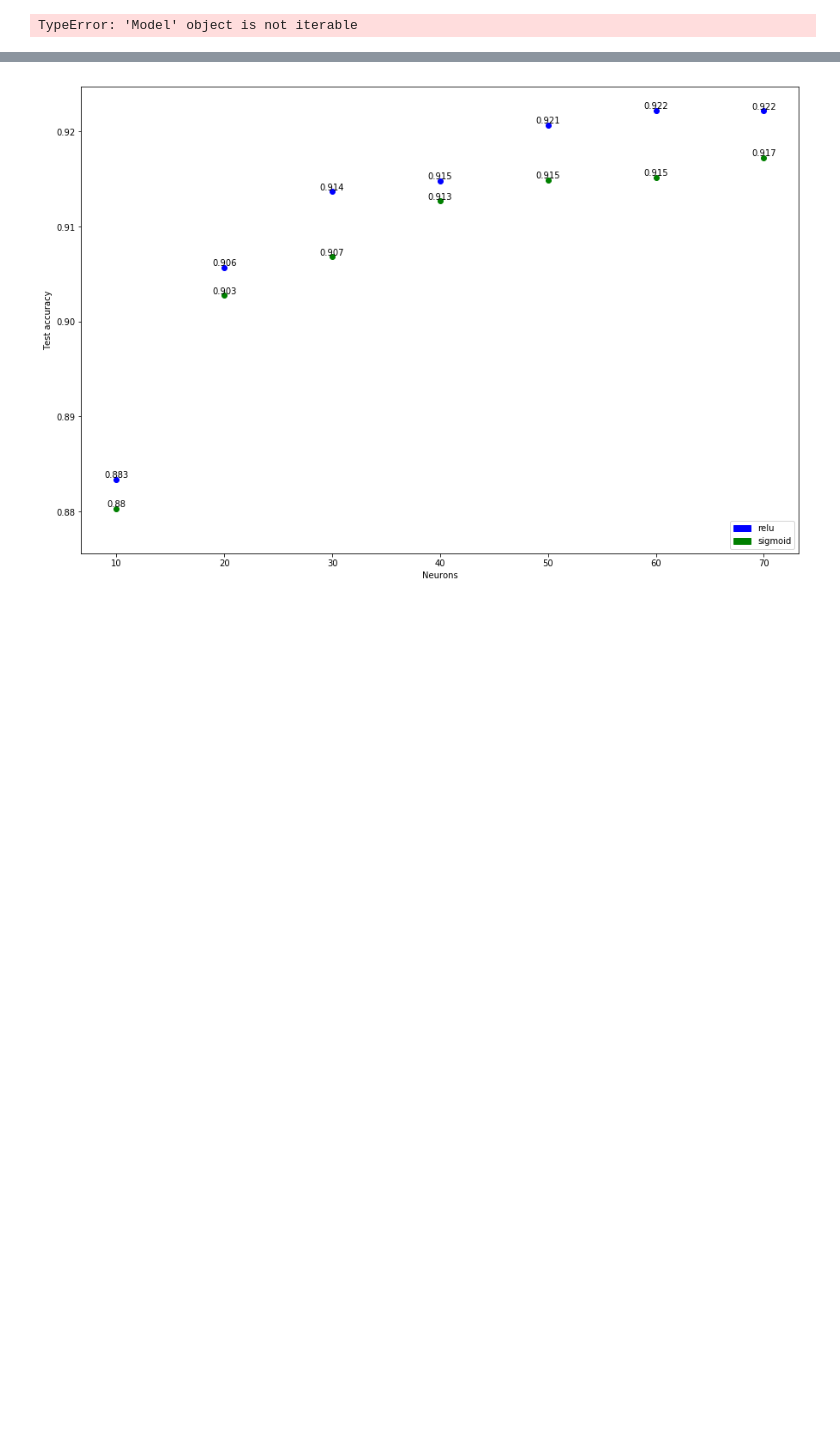
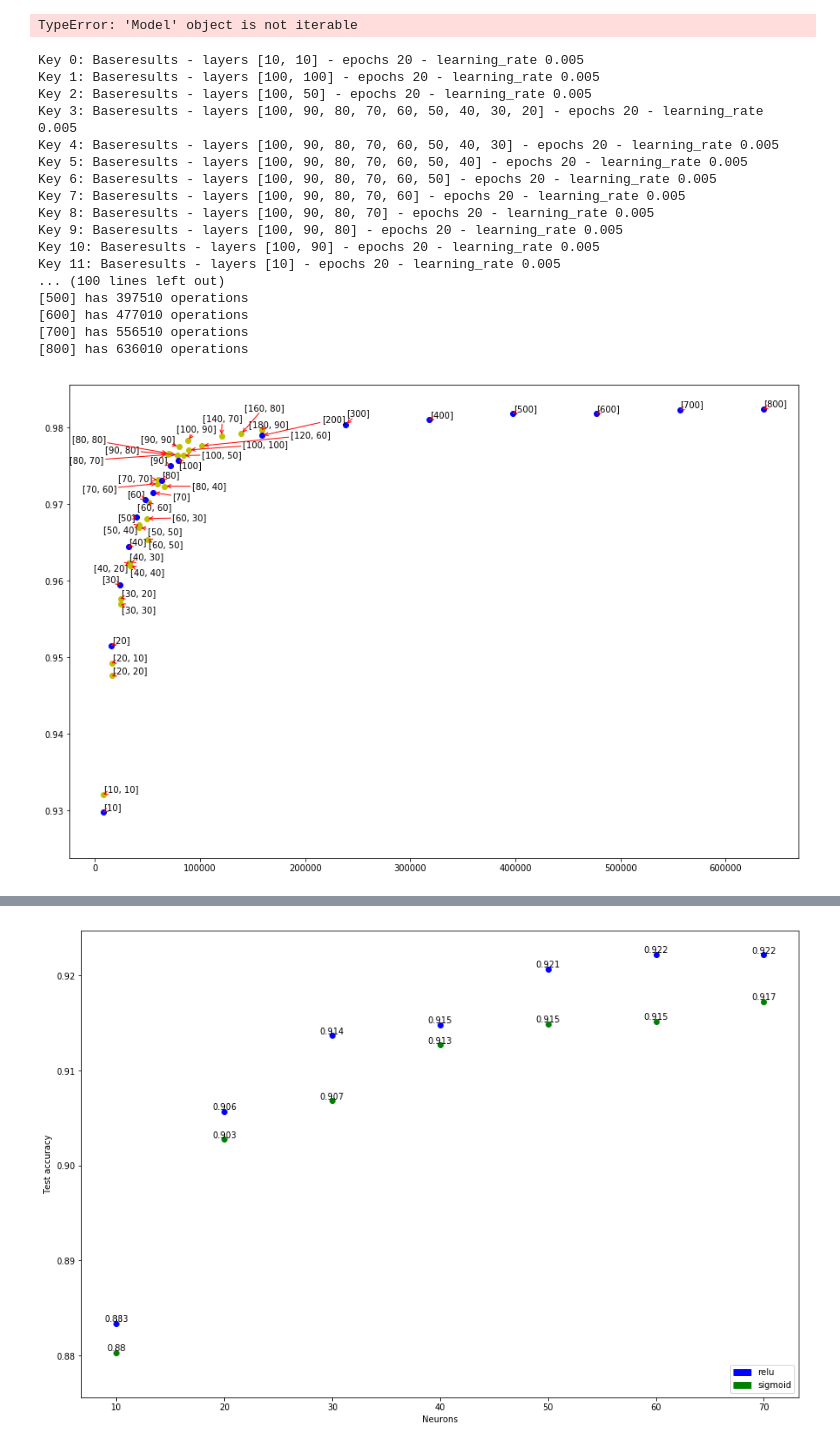
Before and after one commit to timellemeet/seminar, a Jupyter notebook: src/neuralnet/analysis.ipynb, the cells around one changed output, grey strips where cells are left out. Drawn from its saved outputs; the diff is of its cells as text; code cells hidden in the pictures; blank space fills up the shorter version.

```diff
--- a/src/neuralnet/analysis.ipynb
+++ b/src/neuralnet/analysis.ipynb
@@ -22,4 +20,30 @@ for model in models:
     model.plot_error()
 # %% [output]
 TypeError: 'Model' object is not iterable
+# %%
+allmodels = load_models("Results/Base")
+models = [allmodels[49]] + [allmodels[12]] + [allmodels[13]] + allmodels[3:11][::-1]
+
+list_models(allmodels)
+print('\n')
+operations_plot(allmodels)
+# %% [output]
+Key 0: Baseresults - layers [10, 10] - epochs 20 - learning_rate 0.005
+Key 1: Baseresults - layers [100, 100] - epochs 20 - learning_rate 0.005
+Key 2: Baseresults - layers [100, 50] - epochs 20 - learning_rate 0.005
+Key 3: Baseresults - layers [100, 90, 80, 70, 60, 50, 40, 30, 20] - epochs 20 - learning_rate 0.005
+Key 4: Baseresults - layers [100, 90, 80, 70, 60, 50, 40, 30] - epochs 20 - learning_rate 0.005
+Key 5: Baseresults - layers [100, 90, 80, 70, 60, 50, 40] - epochs 20 - learning_rate 0.005
+Key 6: Baseresults - layers [100, 90, 80, 70, 60, 50] - epochs 20 - learning_rate 0.005
+Key 7: Baseresults - layers [100, 90, 80, 70, 60] - epochs 20 - learning_rate 0.005
+Key 8: Baseresults - layers [100, 90, 80, 70] - epochs 20 - learning_rate 0.005
+Key 9: Baseresults - layers [100, 90, 80] - epochs 20 - learning_rate 0.005
+Key 10: Baseresults - layers [100, 90] - epochs 20 - learning_rate 0.005
+Key 11: Baseresults - layers [10] - epochs 20 - learning_rate 0.005
+... (100 lines left out)
+[500] has 397510 operations
+[600] has 477010 operations
+[700] has 556510 operations
+[800] has 636010 operations
+[figure, added]
 # %%
```
Also changed, not shown: parts of 2 cells of this notebook, 11 other files.
